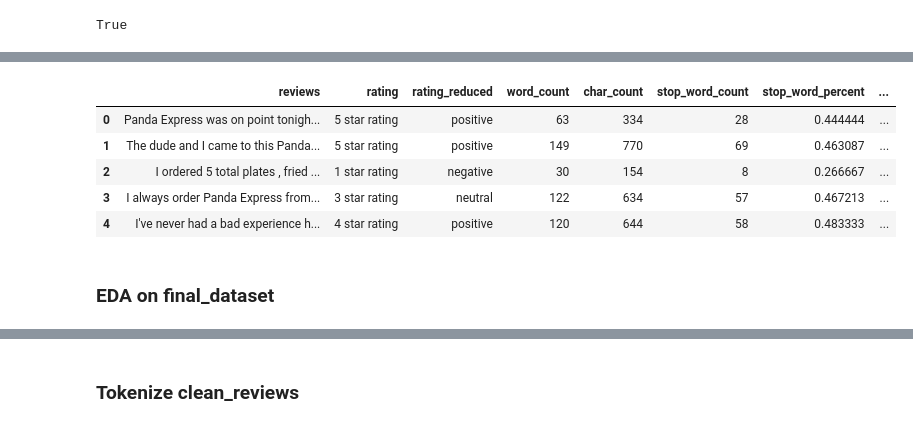
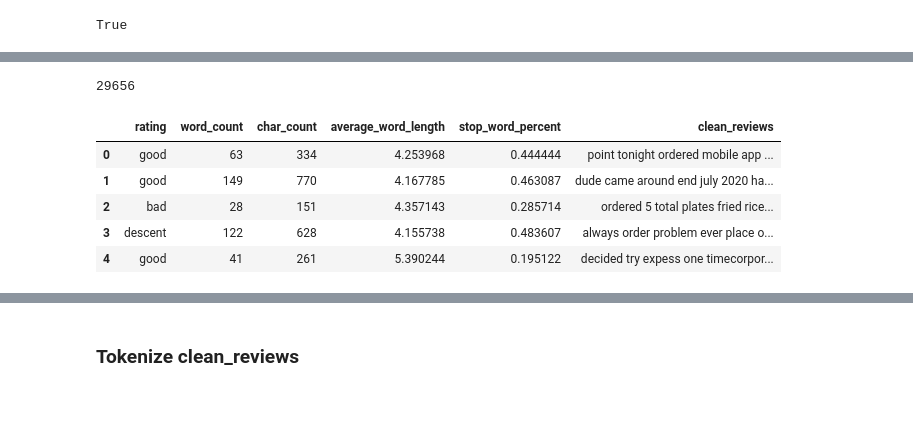
Before and after one commit to YANG007SUN/Text_Analysis_Yelp_Comments, a Jupyter notebook: code/create_model.ipynb, the cells around one changed output, grey strips where cells are left out. Saved outputs shown, nothing was run; the diff lists cells and outputs as text; code cells hidden in the pictures.

```diff
--- a/code/create_model.ipynb
+++ b/code/create_model.ipynb
@@ -329,6 +393,5 @@ reviews.head()
 # lower case all the reviews, and remove all the punctuations
 reviews["lowercase_reviews"] = reviews["reviews"].apply(lambda x: " ".join(word.lower() for word in x.split()))
 reviews["lowercase_reviews"] = reviews["lowercase_reviews"].str.replace('[^\w\s]',"")
-reviews["lowercase_reviews_list"] = reviews["lowercase_reviews"].apply(lambda x: x.split())
 reviews.head()
 # %% [output]
@@ -354,3 +403,0 @@ assert remove_length10_word(["qwertfdfrwed","dfd","ddd","dddddddddfdfdfddf"])==[
-# %%
-# store new review as lowercase_reviews after remove length greater than 10 words and join together
-reviews["lowercase_reviews"] = reviews["lowercase_reviews_list"].apply(lambda x: " ".join(remove_length10_word(x)))
@@ -381,4 +403,0 @@ assert average_word_length("tests are hard")==4
-# %%
-# calculate average word length
-reviews["average_word_length"] = reviews["lowercase_reviews"].apply(average_word_length)
-reviews.head()
@@ -402,0 +436,4 @@ reviews.head()
+# %%
+other_stop_words = ["food", "panda", "got", "im","ive","come", "restaurant", "express"]
+reviews["clean_reviews"] = reviews["clean_reviews"].apply(lambda x: " ".join(word for word in x.split() if word not in other_stop_words))
+reviews.head()
@@ -403,13 +447,17 @@ reviews.head()
+# %%
+results = set()
+reviews["clean_reviews"].str.split().apply(results.update)
+len(results)
+# %% [output]
+29656
 # %%
 # get final dataset
-final_dataset = reviews.iloc[:,[0,1,2,4,5,6,7,10,11]]
+final_dataset = reviews.iloc[:,[1,3,4,5,7,9]]
 final_dataset.head()
 # %% [output]
-|  | reviews | rating | rating_reduced | word_count | char_count | stop_word_count | stop_word_percent | ... |
-| 0 | Panda Express was on point tonigh... | 5 star rating | positive | 63 | 334 | 28 | 0.444444 | ... |
-| 1 | The dude and I came to this Panda... | 5 star rating | positive | 149 | 770 | 69 | 0.463087 | ... |
-| 2 | I ordered 5 total plates , fried ... | 1 star rating | negative | 30 | 154 | 8 | 0.266667 | ... |
-| 3 | I always order Panda Express from... | 3 star rating | neutral | 122 | 634 | 57 | 0.467213 | ... |
-| 4 | I've never had a bad experience h... | 4 star rating | positive | 120 | 644 | 58 | 0.483333 | ... |
+|  | rating | word_count | char_count | average_word_length | stop_word_percent | clean_reviews |
+| 0 | good | 63 | 334 | 4.253968 | 0.444444 | point tonight ordered mobile app ... |
+| 1 | good | 149 | 770 | 4.167785 | 0.463087 | dude came around end july 2020 ha... |
+| 2 | bad | 28 | 151 | 4.357143 | 0.285714 | ordered 5 total plates fried rice... |
+| 3 | descent | 122 | 628 | 4.155738 | 0.483607 | always order problem ever place o... |
+| 4 | good | 41 | 261 | 5.390244 | 0.195122 | decided try expess one timecorpor... |
-# %% [markdown]
-### EDA on final_dataset
```
Also changed, not shown: parts of 81 cells of this notebook, 5 other files.
